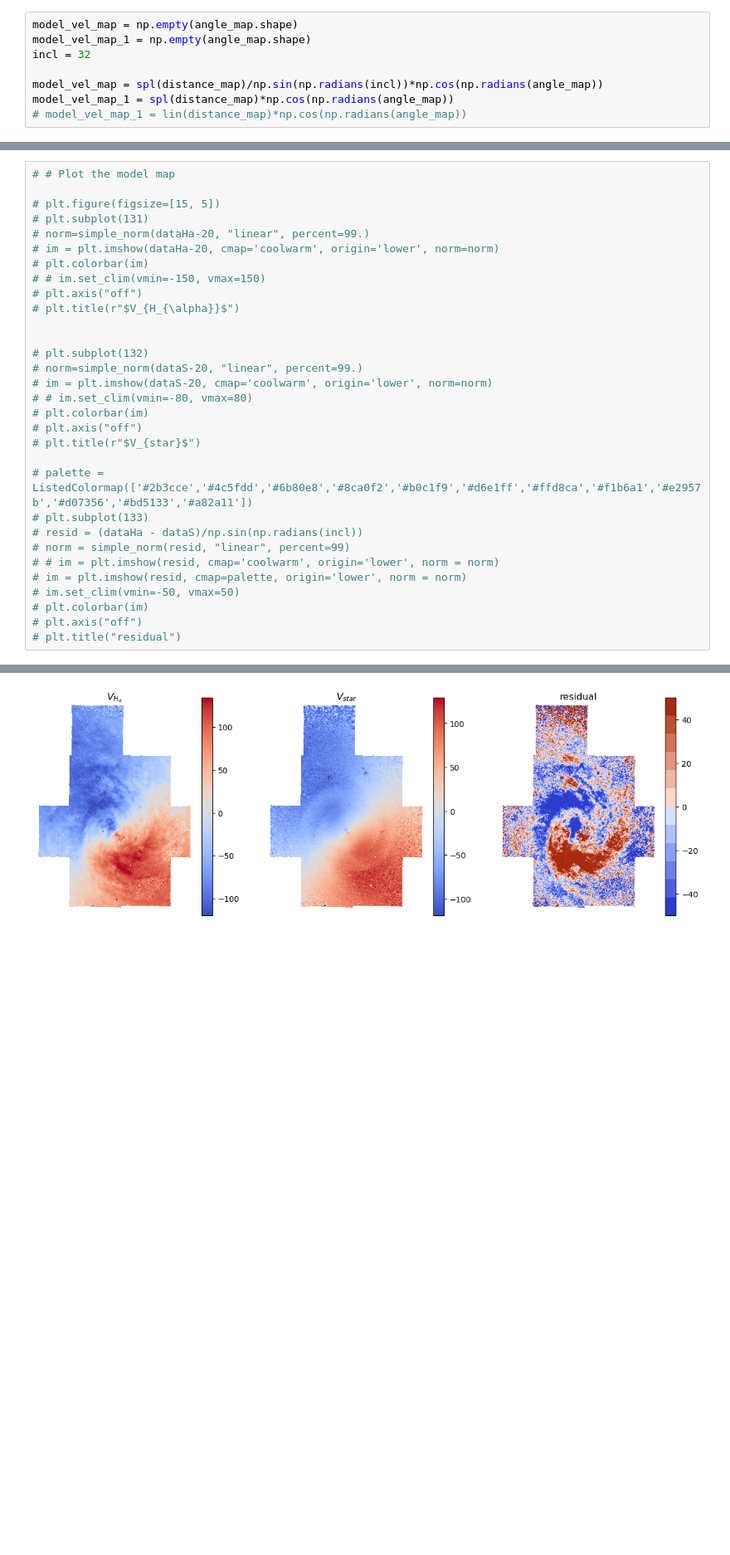
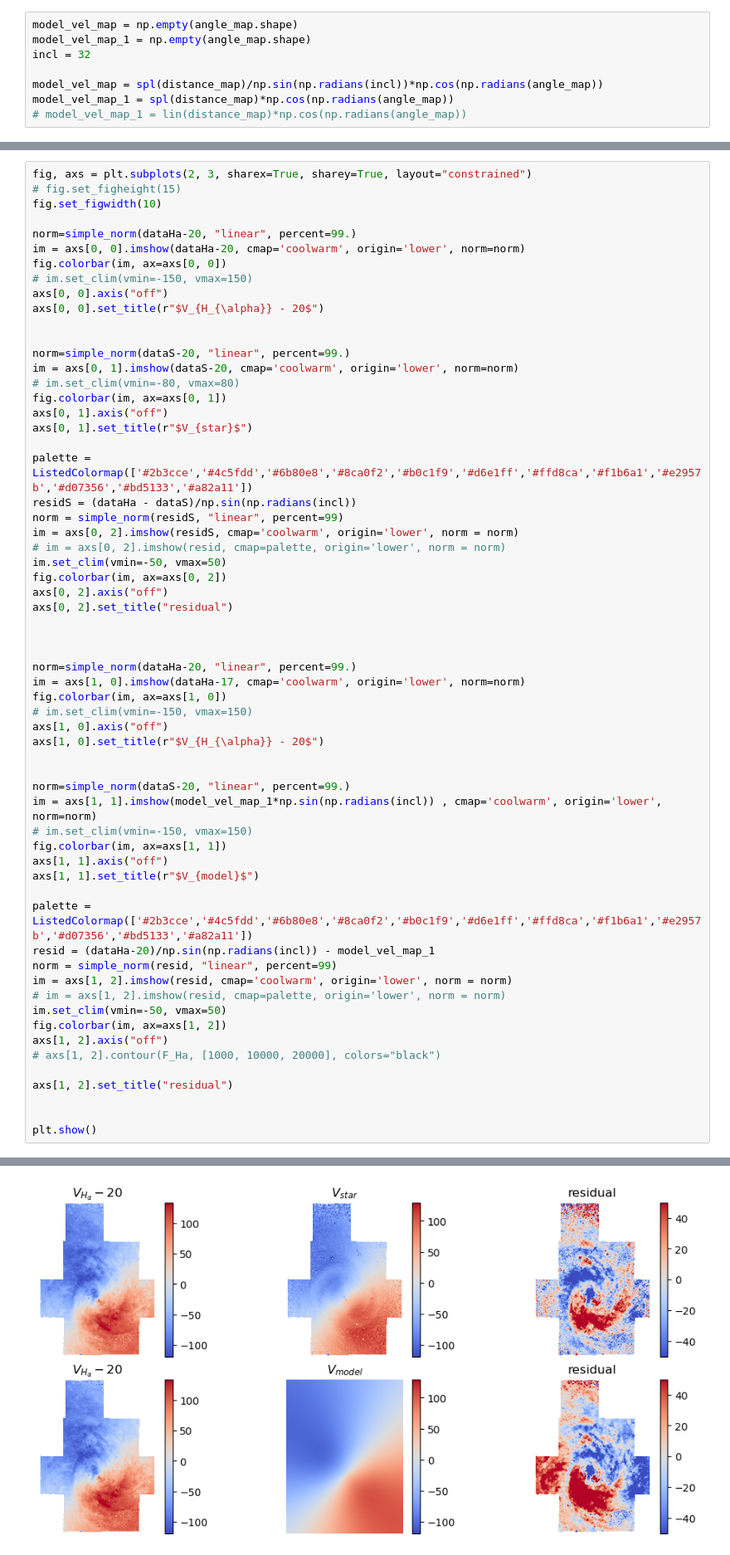
Before and after one commit to Polina-Kochergina/velocity_gradients, a Jupyter notebook: vel_grad.ipynb, the cells around one changed output, grey strips where cells are left out. Shown at 83% size. Drawn from its saved outputs; the diff is of its cells as text; blank space fills up the shorter version.

```diff
--- a/vel_grad.ipynb
+++ b/vel_grad.ipynb
@@ -296,34 +312,64 @@ plt.title("residual")
 Text(0.5, 1.0, 'residual')
 [figure]
 # %%
-# # Plot the model map
+fig, axs = plt.subplots(2, 3, sharex=True, sharey=True, layout="constrained")
+# fig.set_figheight(15)
+fig.set_figwidth(10)
 
-# plt.figure(figsize=[15, 5])
-# plt.subplot(131)
-# norm=simple_norm(dataHa-20, "linear", percent=99.)
-# im = plt.imshow(dataHa-20, cmap='coolwarm', origin='lower', norm=norm)
-# plt.colorbar(im)
-# # im.set_clim(vmin=-150, vmax=150)
-# plt.axis("off")
-# plt.title(r"$V_{H_{\alpha}}$")
+norm=simple_norm(dataHa-20, "linear", percent=99.)
+im = axs[0, 0].imshow(dataHa-20, cmap='coolwarm', origin='lower', norm=norm)
+fig.colorbar(im, ax=axs[0, 0])
+# im.set_clim(vmin=-150, vmax=150)
+axs[0, 0].axis("off")
+axs[0, 0].set_title(r"$V_{H_{\alpha}} - 20$")
 
 
-# plt.subplot(132)
-# norm=simple_norm(dataS-20, "linear", percent=99.)
-# im = plt.imshow(dataS-20, cmap='coolwarm', origin='lower', norm=norm)
-# # im.set_clim(vmin=-80, vmax=80)
-# plt.colorbar(im)
-# plt.axis("off")
-# plt.title(r"$V_{star}$")
+norm=simple_norm(dataS-20, "linear", percent=99.)
+im = axs[0, 1].imshow(dataS-20, cmap='coolwarm', origin='lower', norm=norm)
+# im.set_clim(vmin=-80, vmax=80)
+fig.colorbar(im, ax=axs[0, 1])
+axs[0, 1].axis("off")
+axs[0, 1].set_title(r"$V_{star}$")
 
-# palette = ListedColormap(['#2b3cce','#4c5fdd','#6b80e8','#8ca0f2','#b0c1f9','#d6e1ff','#ffd8ca','#f1b6a1','#e2957b','#d07356','#bd5133','#a82a11'])
-# plt.subplot(133)
-# resid = (dataHa - dataS)/np.sin(np.radians(incl))
-# norm = simple_norm(resid, "linear", percent=99)
-# # im = plt.imshow(resid, cmap='coolwarm', origin='lower', norm = norm)
-# im = plt.imshow(resid, cmap=palette, origin='lower', norm = norm)
-# im.set_clim(vmin=-50, vmax=50)
-# plt.colorbar(im)
-# plt.axis("off")
-# plt.title("residual")
+palette = ListedColormap(['#2b3cce','#4c5fdd','#6b80e8','#8ca0f2','#b0c1f9','#d6e1ff','#ffd8ca','#f1b6a1','#e2957b','#d07356','#bd5133','#a82a11'])
+residS = (dataHa - dataS)/np.sin(np.radians(incl))
+norm = simple_norm(residS, "linear", percent=99)
+im = axs[0, 2].imshow(residS, cmap='coolwarm', origin='lower', norm = norm)
+# im = axs[0, 2].imshow(resid, cmap=palette, origin='lower', norm = norm)
+im.set_clim(vmin=-50, vmax=50)
+fig.colorbar(im, ax=axs[0, 2])
+axs[0, 2].axis("off")
+axs[0, 2].set_title("residual")
+
+
+
+norm=simple_norm(dataHa-20, "linear", percent=99.)
+im = axs[1, 0].imshow(dataHa-17, cmap='coolwarm', origin='lower', norm=norm)
+fig.colorbar(im, ax=axs[1, 0])
+# im.set_clim(vmin=-150, vmax=150)
+axs[1, 0].axis("off")
+axs[1, 0].set_title(r"$V_{H_{\alpha}} - 20$")
+
+
+norm=simple_norm(dataS-20, "linear", percent=99.)
+im = axs[1, 1].imshow(model_vel_map_1*np.sin(np.radians(incl)) , cmap='coolwarm', origin='lower', norm=norm)
+# im.set_clim(vmin=-150, vmax=150)
+fig.colorbar(im, ax=axs[1, 1])
+axs[1, 1].axis("off")
+axs[1, 1].set_title(r"$V_{model}$")
+
+palette = ListedColormap(['#2b3cce','#4c5fdd','#6b80e8','#8ca0f2','#b0c1f9','#d6e1ff','#ffd8ca','#f1b6a1','#e2957b','#d07356','#bd5133','#a82a11'])
+resid = (dataHa-20)/np.sin(np.radians(incl)) - model_vel_map_1
+norm = simple_norm(resid, "linear", percent=99)
+im = axs[1, 2].imshow(resid, cmap='coolwarm', origin='lower', norm = norm)
+# im = axs[1, 2].imshow(resid, cmap=palette, origin='lower', norm = norm)
+im.set_clim(vmin=-50, vmax=50)
+fig.colorbar(im, ax=axs[1, 2])
+axs[1, 2].axis("off")
+# axs[1, 2].contour(F_Ha, [1000, 10000, 20000], colors="black")
+
+axs[1, 2].set_title("residual")
+
+
+plt.show()
 # %% [output]
@@ -331 +376 @@ Text(0.5, 1.0, 'residual')
-[figure, old version]
+[figure, new version]
```
Also changed, not shown: parts of 13 cells of this notebook, 5 other files.
